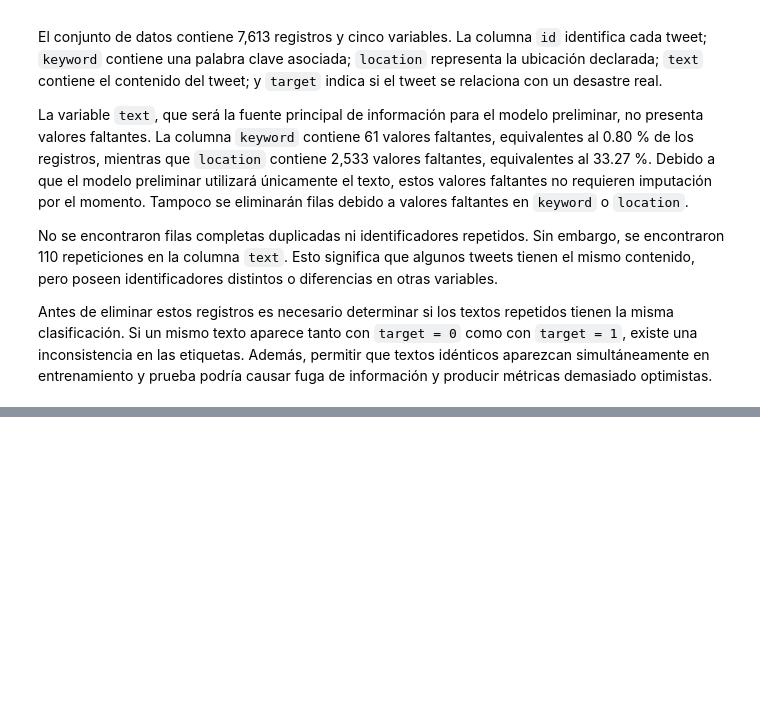
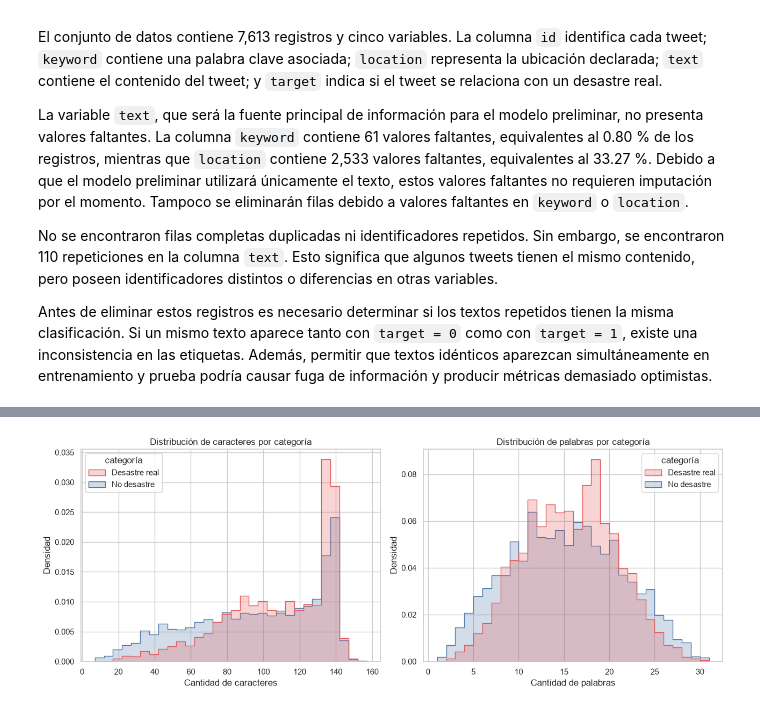
Before and after one commit to tismajo/CC3084-Laboratorio5, a Jupyter notebook: Laboratorio5.ipynb, the cells around one changed output, grey strips where cells are left out. Cells and saved outputs as stored; diff of their text form; code cells hidden in the pictures; blank space fills up the shorter version.

```diff
--- a/Laboratorio5.ipynb
+++ b/Laboratorio5.ipynb
@@ -241,0 +416,45 @@ print(
+# %%
+fig, axes = plt.subplots(1, 2, figsize=(13, 5))
+
+sns.histplot(
+    data=plot_df,
+    x="character_count",
+    hue="categoría",
+    bins=30,
+    element="step",
+    stat="density",
+    common_norm=False,
+    palette={
+        "No desastre": "#4C78A8",
+        "Desastre real": "#E45756"
+    },
+    ax=axes[0]
+)
+
+axes[0].set_title("Distribución de caracteres por categoría")
+axes[0].set_xlabel("Cantidad de caracteres")
+axes[0].set_ylabel("Densidad")
+
+sns.histplot(
+    data=plot_df,
+    x="word_count",
+    hue="categoría",
+    bins=30,
+    element="step",
+    stat="density",
+    common_norm=False,
+    palette={
+        "No desastre": "#4C78A8",
+        "Desastre real": "#E45756"
+    },
+    ax=axes[1]
+)
+
+axes[1].set_title("Distribución de palabras por categoría")
+axes[1].set_xlabel("Cantidad de palabras")
+axes[1].set_ylabel("Densidad")
+
+plt.tight_layout()
+plt.show()
+# %% [output]
+[figure, added]
```
Also changed, not shown: parts of 9 cells of this notebook.
